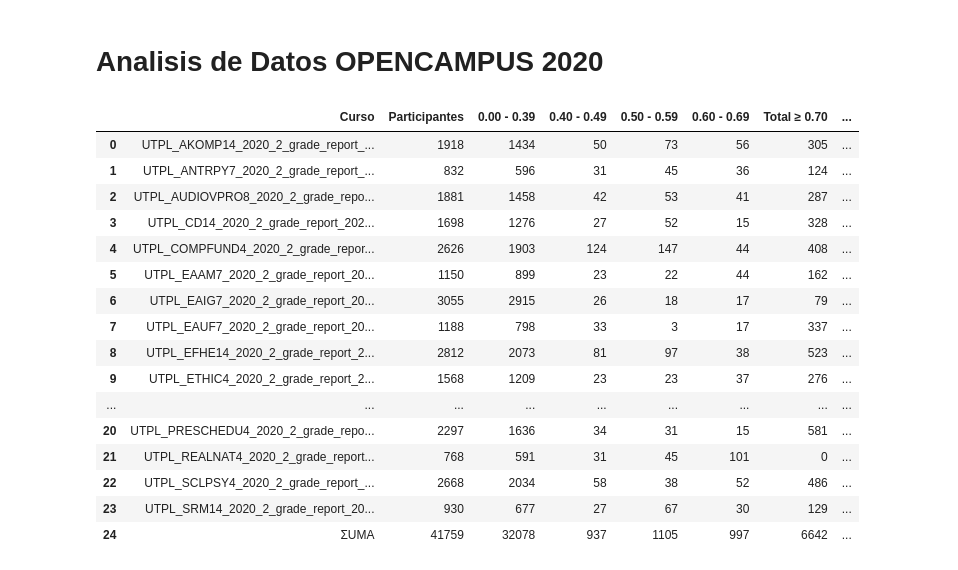
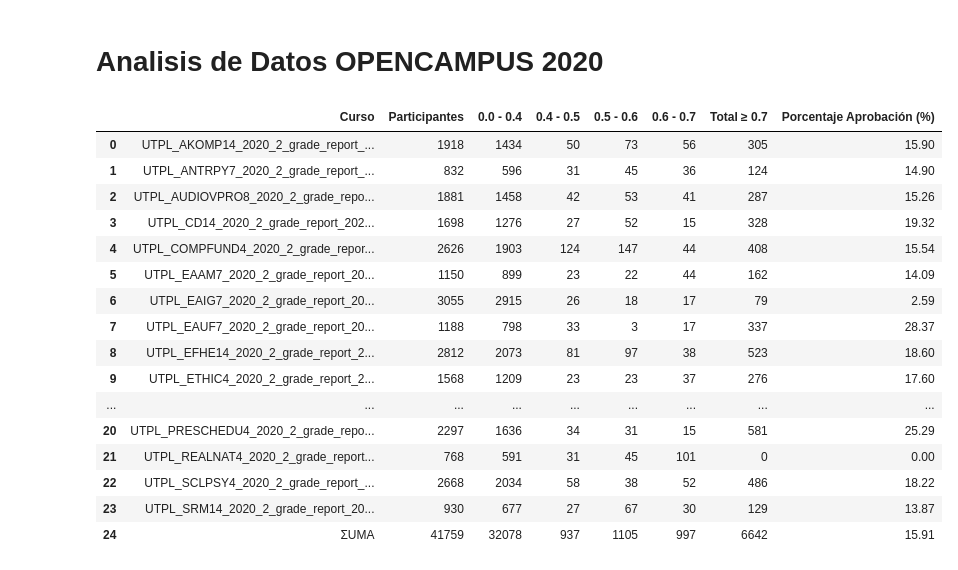
Before and after one commit to mjparedes11/analisis_encuestas, a Jupyter notebook: OPENCAMPUS/analisisNotasOPENCAMPUS.ipynb, the cells around one changed output. Saved outputs shown, nothing was run; the diff lists cells and outputs as text; code cells hidden in the pictures.

```diff
--- a/OPENCAMPUS/analisisNotasOPENCAMPUS.ipynb
+++ b/OPENCAMPUS/analisisNotasOPENCAMPUS.ipynb
@@ -13,10 +13,10 @@ carpeta = 'notas-opencampus2020'
 # Definir los límites de los rangos
 rangos = [0.00, 0.40, 0.50, 0.60, 0.70, 1.01]  # Último valor para incluir 1.00
 etiquetas = [
-    '0.00 - 0.39',
-    '0.40 - 0.49',
-    '0.50 - 0.59',
-    '0.60 - 0.69'
+    '0.0 - 0.4',
+    '0.4 - 0.5',
+    '0.5 - 0.6',
+    '0.6 - 0.7'
 ]
 
 # Lista para almacenar resumen por curso
@@ -45,52 +45,52 @@ for archivo in archivos:
         }
 
         # Añadir conteo por rango
         for i, etiqueta in enumerate(etiquetas):
             fila[etiqueta] = conteo[i]
 
         # Estudiantes aprobados (nota >= 0.70)
-        total_aprobados = (notas >= 0.70).sum()
-        fila['Total ≥ 0.70'] = total_aprobados
+        total_aprobados = (notas >= 0.7).sum()
+        fila['Total ≥ 0.7'] = total_aprobados
 
         # Porcentaje de aprobación
         porcentaje_aprobacion = (total_aprobados / len(notas)) * 100 if len(notas) > 0 else 0
         fila['Porcentaje Aprobación (%)'] = round(porcentaje_aprobacion, 2)
 
         resumen.append(fila)
 
     except Exception as e:
         print(f"⚠ Error en {archivo}: {e}")
 
 # Crear DataFrame
 df_resumen = pd.DataFrame(resumen)
 
 # Ordenar columnas
-columnas_ordenadas = ['Curso', 'Participantes'] + etiquetas + ['Total ≥ 0.70', 'Porcentaje Aprobación (%)']
+columnas_ordenadas = ['Curso', 'Participantes'] + etiquetas + ['Total ≥ 0.7', 'Porcentaje Aprobación (%)']
 df_resumen = df_resumen[columnas_ordenadas]
 
 # Agregar fila de totales generales
-totales = df_resumen[etiquetas + ['Participantes', 'Total ≥ 0.70']].sum(numeric_only=True)
+totales = df_resumen[etiquetas + ['Participantes', 'Total ≥ 0.7']].sum(numeric_only=True)
 totales['Curso'] = 'ΣUMA'
-totales['Porcentaje Aprobación (%)'] = round((totales['Total ≥ 0.70'] / totales['Participantes']) * 100, 2)
+totales['Porcentaje Aprobación (%)'] = round((totales['Total ≥ 0.7'] / totales['Participantes']) * 100, 2)
 df_resumen = pd.concat([df_resumen, pd.DataFrame([totales])], ignore_index=True)
 
 # Mostrar con display
 display(df_resumen)
 # %% [output]
-|  | Curso | Participantes | 0.00 - 0.39 | 0.40 - 0.49 | 0.50 - 0.59 | 0.60 - 0.69 | Total ≥ 0.70 | ... |
-| 0 | UTPL_AKOMP14_2020_2_grade_report_... | 1918 | 1434 | 50 | 73 | 56 | 305 | ... |
-| 1 | UTPL_ANTRPY7_2020_2_grade_report_... | 832 | 596 | 31 | 45 | 36 | 124 | ... |
-| 2 | UTPL_AUDIOVPRO8_2020_2_grade_repo... | 1881 | 1458 | 42 | 53 | 41 | 287 | ... |
-| 3 | UTPL_CD14_2020_2_grade_report_202... | 1698 | 1276 | 27 | 52 | 15 | 328 | ... |
-| 4 | UTPL_COMPFUND4_2020_2_grade_repor... | 2626 | 1903 | 124 | 147 | 44 | 408 | ... |
-| 5 | UTPL_EAAM7_2020_2_grade_report_20... | 1150 | 899 | 23 | 22 | 44 | 162 | ... |
-| 6 | UTPL_EAIG7_2020_2_grade_report_20... | 3055 | 2915 | 26 | 18 | 17 | 79 | ... |
-| 7 | UTPL_EAUF7_2020_2_grade_report_20... | 1188 | 798 | 33 | 3 | 17 | 337 | ... |
-| 8 | UTPL_EFHE14_2020_2_grade_report_2... | 2812 | 2073 | 81 | 97 | 38 | 523 | ... |
-| 9 | UTPL_ETHIC4_2020_2_grade_report_2... | 1568 | 1209 | 23 | 23 | 37 | 276 | ... |
+|  | Curso | Participantes | 0.0 - 0.4 | 0.4 - 0.5 | 0.5 - 0.6 | 0.6 - 0.7 | Total ≥ 0.7 | Porcentaje Aprobación (%) |
+| 0 | UTPL_AKOMP14_2020_2_grade_report_... | 1918 | 1434 | 50 | 73 | 56 | 305 | 15.90 |
+| 1 | UTPL_ANTRPY7_2020_2_grade_report_... | 832 | 596 | 31 | 45 | 36 | 124 | 14.90 |
+| 2 | UTPL_AUDIOVPRO8_2020_2_grade_repo... | 1881 | 1458 | 42 | 53 | 41 | 287 | 15.26 |
+| 3 | UTPL_CD14_2020_2_grade_report_202... | 1698 | 1276 | 27 | 52 | 15 | 328 | 19.32 |
+| 4 | UTPL_COMPFUND4_2020_2_grade_repor... | 2626 | 1903 | 124 | 147 | 44 | 408 | 15.54 |
+| 5 | UTPL_EAAM7_2020_2_grade_report_20... | 1150 | 899 | 23 | 22 | 44 | 162 | 14.09 |
+| 6 | UTPL_EAIG7_2020_2_grade_report_20... | 3055 | 2915 | 26 | 18 | 17 | 79 | 2.59 |
+| 7 | UTPL_EAUF7_2020_2_grade_report_20... | 1188 | 798 | 33 | 3 | 17 | 337 | 28.37 |
+| 8 | UTPL_EFHE14_2020_2_grade_report_2... | 2812 | 2073 | 81 | 97 | 38 | 523 | 18.60 |
+| 9 | UTPL_ETHIC4_2020_2_grade_report_2... | 1568 | 1209 | 23 | 23 | 37 | 276 | 17.60 |
 | ... | ... | ... | ... | ... | ... | ... | ... | ... |
-| 20 | UTPL_PRESCHEDU4_2020_2_grade_repo... | 2297 | 1636 | 34 | 31 | 15 | 581 | ... |
-| 21 | UTPL_REALNAT4_2020_2_grade_report... | 768 | 591 | 31 | 45 | 101 | 0 | ... |
-| 22 | UTPL_SCLPSY4_2020_2_grade_report_... | 2668 | 2034 | 58 | 38 | 52 | 486 | ... |
-| 23 | UTPL_SRM14_2020_2_grade_report_20... | 930 | 677 | 27 | 67 | 30 | 129 | ... |
-| 24 | ΣUMA | 41759 | 32078 | 937 | 1105 | 997 | 6642 | ... |
+| 20 | UTPL_PRESCHEDU4_2020_2_grade_repo... | 2297 | 1636 | 34 | 31 | 15 | 581 | 25.29 |
+| 21 | UTPL_REALNAT4_2020_2_grade_report... | 768 | 591 | 31 | 45 | 101 | 0 | 0.00 |
+| 22 | UTPL_SCLPSY4_2020_2_grade_report_... | 2668 | 2034 | 58 | 38 | 52 | 486 | 18.22 |
+| 23 | UTPL_SRM14_2020_2_grade_report_20... | 930 | 677 | 27 | 67 | 30 | 129 | 13.87 |
+| 24 | ΣUMA | 41759 | 32078 | 937 | 1105 | 997 | 6642 | 15.91 |
```
Also changed, not shown: parts of 2 cells of this notebook.
